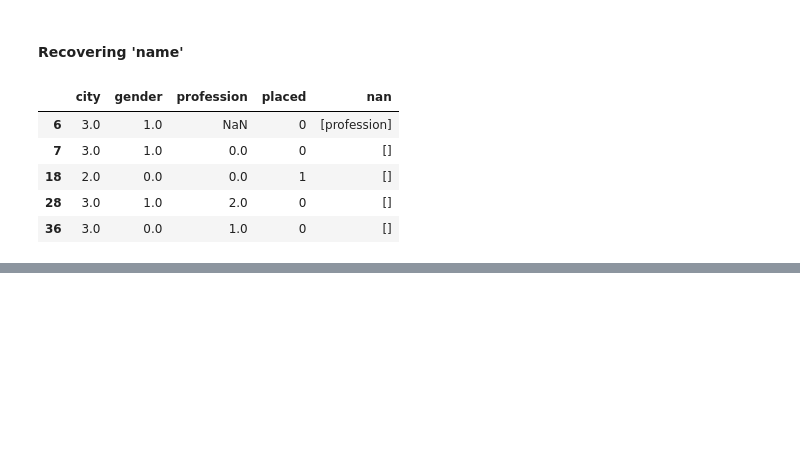
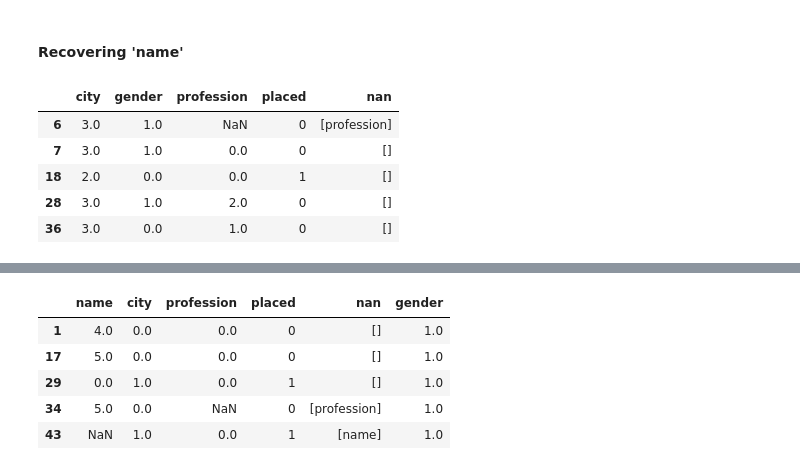
Before and after one commit to fadeeva/nakedML, a Jupyter notebook: MLnotes/001.ipynb, the cells around one changed output, grey strips where cells are left out. Saved outputs shown, nothing was run; the diff lists cells and outputs as text; code cells hidden in the pictures; blank space fills up the shorter version.

```diff
--- a/MLnotes/001.ipynb
+++ b/MLnotes/001.ipynb
@@ -405,0 +432,3 @@ NAME_recovery.head()
+# %%
+GENDER_recovery = get_recovery_df('gender')
+GENDER_recovery.head()
@@ -405,0 +442,11 @@ NAME_recovery.head()
+# %%
+GENDER_recovery['gender'] = GENDER_recovery.apply(recovery, col_for_recovery='gender', metric='manhattan', axis=1)
+GENDER_recovery['gender'] = GENDER_recovery['gender'].map(np.round)
+GENDER_recovery.head()
+# %% [output]
+|  | name | city | profession | placed | nan | gender |
+| 1 | 4.0 | 0.0 | 0.0 | 0 | [] | 1.0 |
+| 17 | 5.0 | 0.0 | 0.0 | 0 | [] | 1.0 |
+| 29 | 0.0 | 1.0 | 0.0 | 1 | [] | 1.0 |
+| 34 | 5.0 | 0.0 | NaN | 0 | [profession] | 1.0 |
+| 43 | NaN | 1.0 | 0.0 | 1 | [name] | 1.0 |
```
Also changed, not shown: parts of 6 cells of this notebook.
